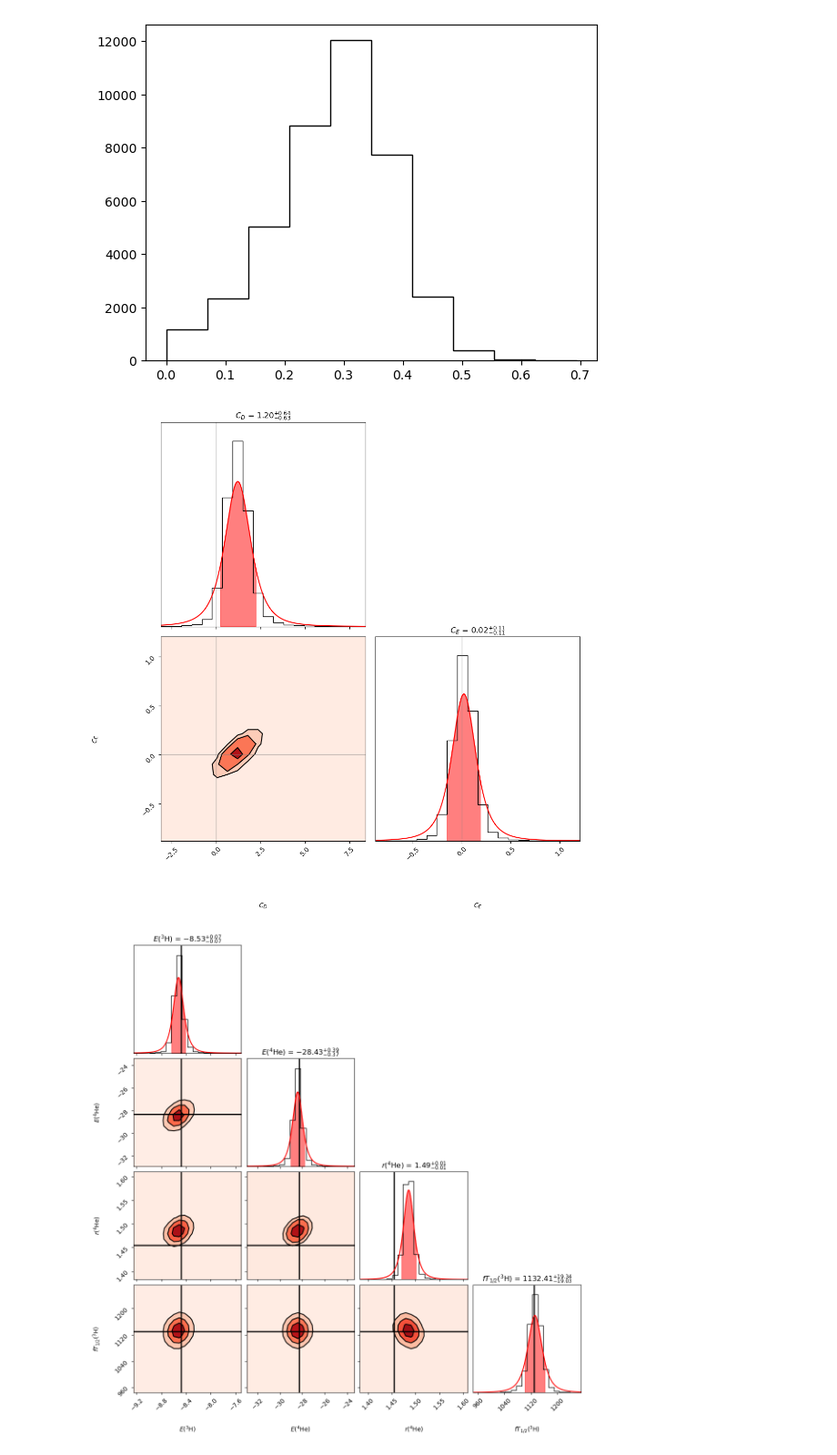
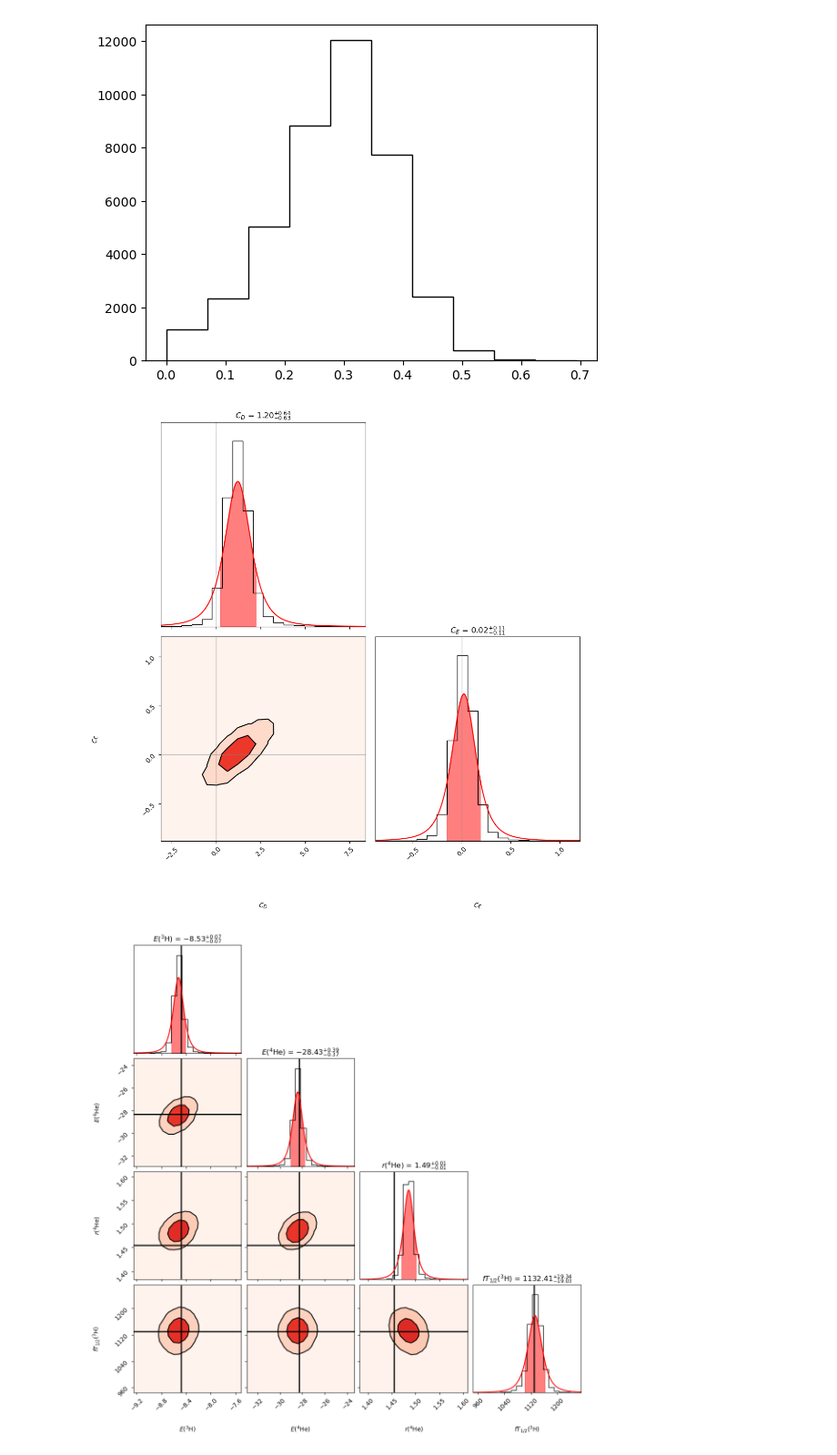
Before and after one commit to stach/lfd-project, a Jupyter notebook: Project1/project1.ipynb, the cells around one changed output. Shown at 91% size. Cells and saved outputs as stored; diff of their text form; code cells hidden in the pictures.

```diff
--- a/Project1/project1.ipynb
+++ b/Project1/project1.ipynb
@@ -262,8 +262,8 @@ def fit_t(y, N=10000, quantile=False, confidence_level=0.86):
         lower = quantile_values[0]
         upper = quantile_values[1]
     else:
-        lower = np.min(y)
-        upper = np.max(y)
+        lower = np.min(y, axis=0)
+        upper = np.max(y, axis=0)
     x = np.linspace(lower,upper,N)
     return (x, mv_t.pdf(x))
 # %% [markdown]
@@ -668,7 +671,8 @@ corner_kwargs={
     "contourf_kwargs": {
         "cmap": "Reds",
         "colors": None
-    }
+    },
+    "levels":[0.68,0.95]
 }
 
 corner.corner(samples_q[:,0:2],
@@ -704,7 +708,7 @@ for i, ax in enumerate(figure.get_axes()):
 # Show the plot
 plt.show()
 # %% [output]
-[figure, old version]
+[figure, new version]
 # %%
 E4He_ppd, Rp4He_ppd, _, _, E3H_ppd, _, fT3H_ppd = vfewnucleonEmulator(samples_q[:,0], samples_q[:,1])
 ppd_q = np.array([E3H_ppd,E4He_ppd,Rp4He_ppd,fT3H_ppd]).T
@@ -734,7 +738,8 @@ corner_kwargs={
     "contourf_kwargs": {
         "cmap": "Reds",
         "colors": None
-    }
+    },
+    "levels":[0.68,0.95]
 }
 
 corner.corner(ppd_q,
@@ -780,31 +785,31 @@ for i, ax in enumerate(figure.get_axes()):
 
         x_quant, y_quant = fit_t(ppd_q[:,3], quantile=True)
         ax.fill_between(x_quant, y_quant, color="red", alpha=0.5)
     if i==4:
         # Joined(x|y): E3H|E4He
         ax.axvline(mu_E3H, color='black', linestyle='-', linewidth=2, alpha=1)
         ax.axhline(mu_E4He, color='black', linestyle='-', linewidth=2, alpha=1)
     if i==8:
         # Joined(x|y): E3H|Rp4He
         ax.axvline(mu_E3H, color='black', linestyle='-', linewidth=2, alpha=1)
         ax.axhline(mu_Rp4He, color='black', linestyle='-', linewidth=2, alpha=1)
     if i==9:
         # Joined(x|y): E4He|Rp4He
         ax.axvline(mu_E4He, color='black', linestyle='-', linewidth=2, alpha=1)
         ax.axhline(mu_Rp4He, color='black', linestyle='-', linewidth=2, alpha=1)
     if i==12:
         # Joined(x|y): E3H|fT3H
         ax.axvline(mu_E3H, color='black', linestyle='-', linewidth=2, alpha=1)
         ax.axhline(mu_fT3H, color='black', linestyle='-', linewidth=2, alpha=1)
     if i==13:
         # Joined(x|y): E4He|ft3H
         ax.axvline(mu_E4He, color='black', linestyle='-', linewidth=2, alpha=1)
         ax.axhline(mu_fT3H, color='black', linestyle='-', linewidth=2, alpha=1)
     if i==14:
         # Joined(x|y): Rp4He|ft3H
         ax.axvline(mu_Rp4He, color='black', linestyle='-', linewidth=2, alpha=1)
         ax.axhline(mu_fT3H, color='black', linestyle='-', linewidth=2, alpha=1)
 # Show the plot
 plt.show()
 # %% [output]
-[figure, old version]
+[figure, new version]
```
Also changed, not shown: parts of 2 cells of this notebook.
